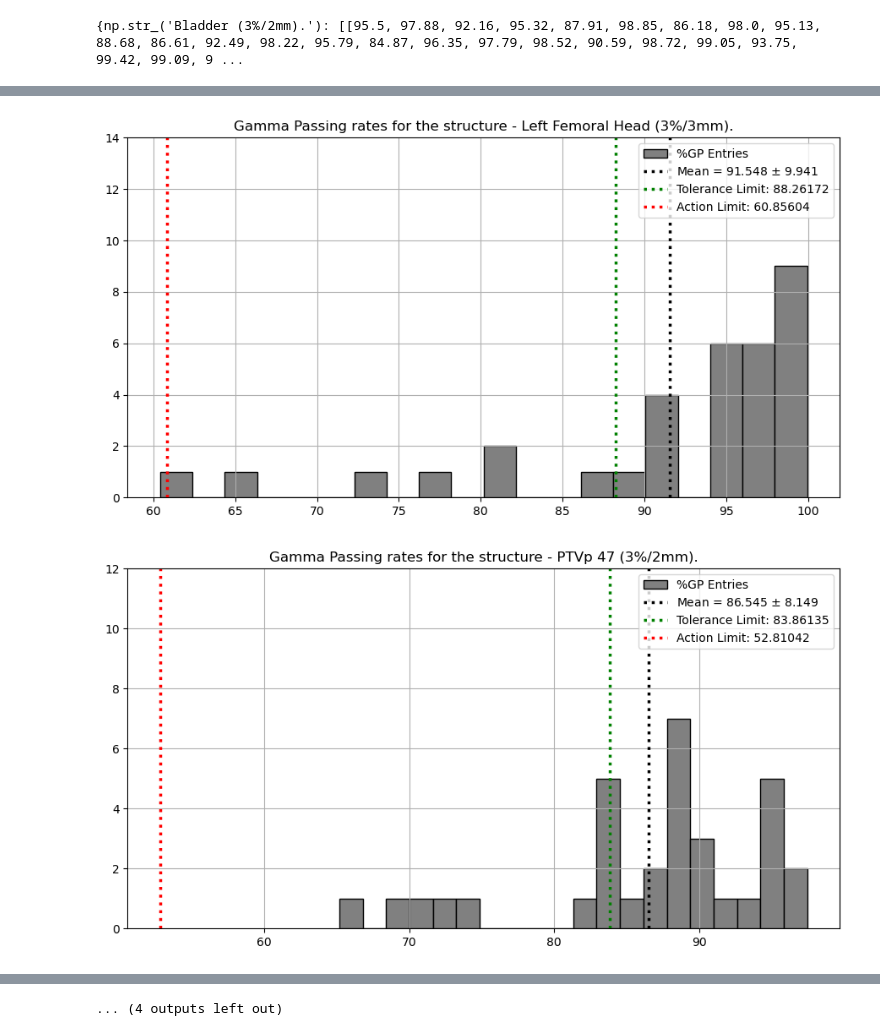
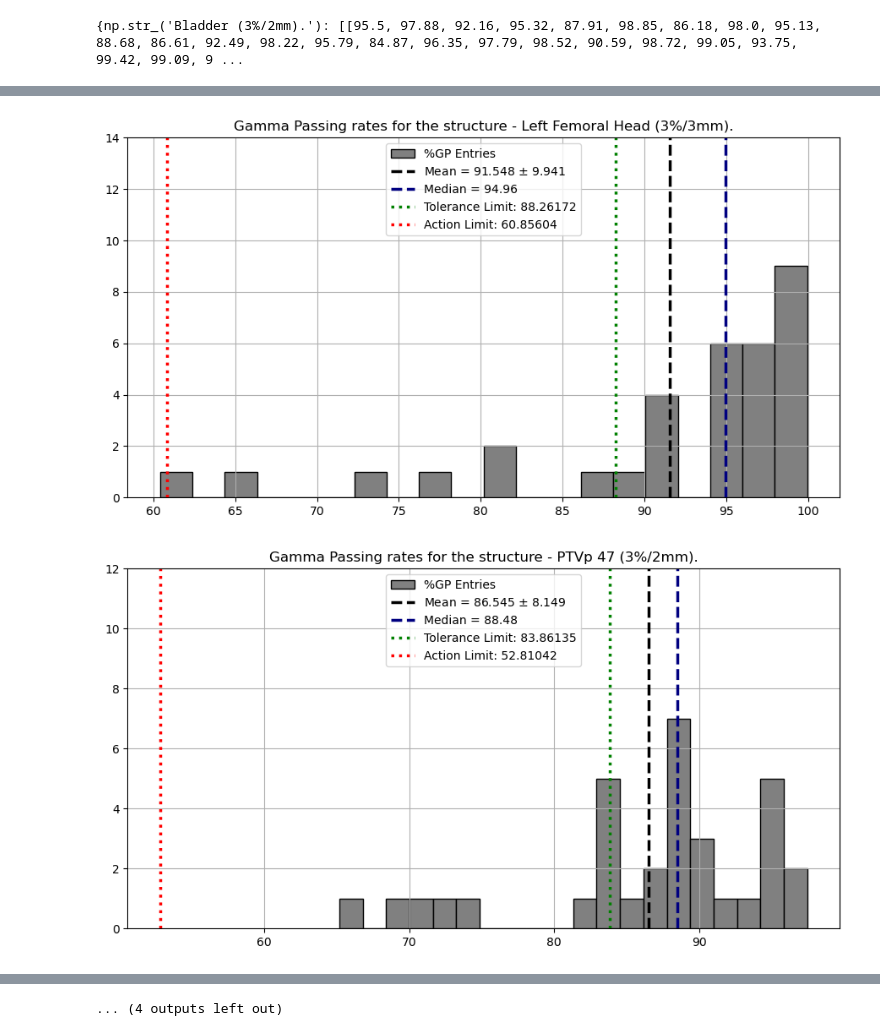
Before and after one commit to gift-i/action-and-tolerance-limits, a Jupyter notebook: plotting.ipynb, the cells around one changed output, grey strips where cells are left out. Saved outputs shown, nothing was run; the diff lists cells and outputs as text; code cells hidden in the pictures.

Commit message:
fixing linestyle in plots, and updating files

```diff
--- a/plotting.ipynb
+++ b/plotting.ipynb
@@ -8,13 +8,13 @@ import matplotlib.pyplot as plt
 import scipy.stats as ss
 #%matplotlib ipympl
 # %%
-# this will be plotted in the histograms
-pin_gpr = np.genfromtxt(r'C:\Users\slaar\Desktop\project\pinnacle_RS_comparison\pinnacle_final_30_patients_structures_df.csv', dtype=None, delimiter = ',') # loading the table containing the gamma passng rates (%GP) for each structure from the Pinnacle scans (PIN)
+# extracting the gamma passing rates (%GP) for each structure from the Pinnacle and RayStation scans
+pin_gpr = np.genfromtxt(r'C:\Users\slaar\Desktop\project\pinnacle_RS_comparison\30_pn_pros_with_stats_structures_df_local.csv', dtype=None, delimiter = ',') # loading the table containing the gamma passng rates (%GP) for each structure from the Pinnacle scans (PIN)
 #pin_gpr = DataFrame.from_csv(r'C:\Users\slaar\Desktop\project\pinnacle_RS_comparison\pinnacle_final_30_patients_structures_df.csv', sep = ',') # loading the table containing the gamma passng rates (%GP) for each structure from the Pinnacle scans (PIN)
 
 #pin_gpr_header = np.genfromtxt(r'C:\Users\slaar\Desktop\project\pinnacle_RS_comparison\pinnacle_final_30_patients_structures_df.csv', skip_header = 1, dtype = str, delimiter = ',') # loading the table containing the gamma passng rates (%GP) for each structure from the Pinnacle scans (PIN)
-rs_gpr = np.genfromtxt(r'C:\Users\slaar\Desktop\project\pinnacle_RS_comparison\RS_final_32_patients_structure_df.txt', delimiter = "\t", dtype = None) # loading the table containing the %GP for each structure from the RayStation (rs) scans
+rs_gpr = np.genfromtxt(r'C:\Users\slaar\Desktop\project\pinnacle_RS_comparison\33_rs_pros_with_stats_structure_df.txt', delimiter = "\t", dtype = None) # loading the table containing the %GP for each structure from the RayStation (rs) scans
 
-# this will be plotted as dotted vertical lines in the histograms
-pin_tl_al = np.genfromtxt(r'C:\Users\slaar\Desktop\project\pinnacle_RS_comparison\pinnacle_final_30_patients_results_df.csv', delimiter = ',', dtype = None, skip_header = 1) # loadin the table of AL and TL - the structures of files is first row
-rs_tl_al = np.genfromtxt(r'C:\Users\slaar\Desktop\project\pinnacle_RS_comparison\RS_final_32_patients_results_df.txt',  delimiter = "\t", dtype = None, skip_header = 1)
+# extracting the action and tolerance limits for each structure from pinnacle and rs scans
+pin_tl_al = np.genfromtxt(r'C:\Users\slaar\Desktop\project\pinnacle_RS_comparison\30_pn_pros_with_stats_results_df.csv', delimiter = ',', dtype = None, skip_header = 1) # loadin the table of AL and TL - the structures of files is first row
+rs_tl_al = np.genfromtxt(r'C:\Users\slaar\Desktop\project\pinnacle_RS_comparison\33_rs_pros_with_stats_results_df.txt',  delimiter = "\t", dtype = None, skip_header = 1)
@@ -88,15 +67,17 @@ for i in rs_names:
     savefile = savefile6 + 'rs'
     mean_rs = np.mean(rs_dict[i][0])
     std_rs = np.std(rs_dict[i][0], ddof = 1)
+    median_rs = np.median(rs_dict[i][0])
     plt.figure(figsize = (9,5))
     plt.title(f'Gamma Passing rates for the structure - {i}')
     y,x,_ = plt.hist(rs_dict[i][0], color = 'grey', label = r'%GP Entries', bins = 20, edgecolor = 'black')
     plt.ylim(0, y.max()+5)
-    plt.vlines(mean_rs, color = 'black', label = f'Mean = {np.round(mean_rs, 3)} $\pm$ {np.round(std_rs,3)}', ymin = 0, ymax = y.max()+5, linewidth = 2.5, linestyle = 'dotted')
+    plt.vlines(mean_rs, color = 'black', label = f'Mean = {np.round(mean_rs, 3)} $\pm$ {np.round(std_rs,3)}', ymin = 0, ymax = y.max()+5, linewidth = 2.5, linestyle = 'dashed')
+    plt.vlines(median_rs, color = 'navy', label = f'Median = {np.round(median_rs, 3)}', ymin = 0, ymax = y.max()+5, linewidth = 2.5, linestyle = 'dashed')
     plt.vlines(rs_dict[i][1], color = 'green', label = f'Tolerance Limit: {rs_dict[i][1]}', ymin = 0, ymax = y.max()+5, linewidth = 2.5, linestyle = 'dotted')
     plt.vlines(rs_dict[i][2], color = 'red', label = f'Action Limit: {rs_dict[i][2]}', ymin = 0, ymax = y.max()+5, linewidth = 2.5, linestyle = 'dotted')
     plt.grid()
-    plt.legend()
+    plt.legend(loc = 'upper center', fontsize = 10)
     plt.tight_layout()
     plt.savefig(f'C:\\Users\\slaar\\Desktop\\project\\pinnacle_RS_comparison\\plots\\{savefile}.png')
     plt.show()
@@ -109,2 +90,2 @@ for i in rs_names:
-[figure, old version]
+[figure, new version]
-[figure, old version]
+[figure, new version]
```
Also changed, not shown: parts of 4 cells of this notebook.
